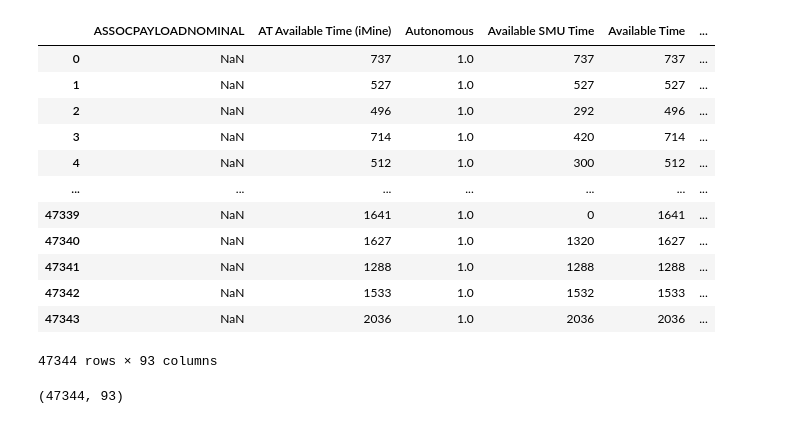
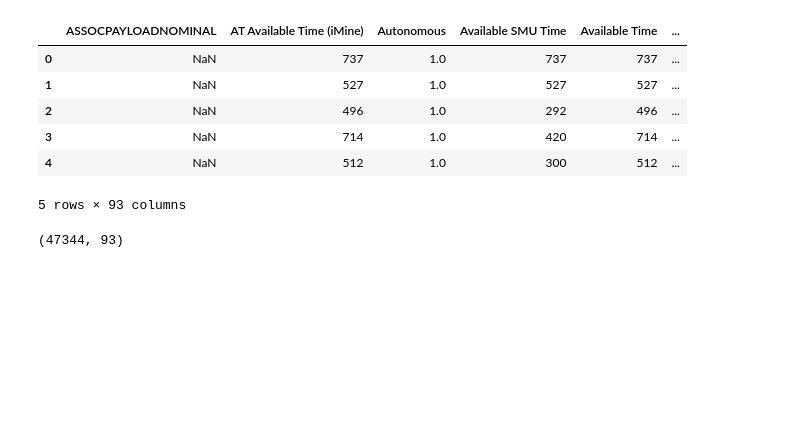
Before and after one commit to SwethaG-29/Capstone-Project, a Jupyter notebook: Supply_Chain_Project.ipynb, the cells around one changed output. Cells and saved outputs as stored; diff of their text form; code cells hidden in the pictures; blank space fills up the shorter version.

```diff
--- a/Supply_Chain_Project.ipynb
+++ b/Supply_Chain_Project.ipynb
@@ -17,22 +17,16 @@ warnings.filterwarnings('ignore')
 # %%
 ## Load the Cycle Dataset
 
 df_cycle = pd.read_csv("/Users/swethag/Desktop/Upgrad_Data_Science/GitHub/Capstone-Project/CycleData.csv", header = 0)
-df_cycle
+df_cycle.head()
 # %% [output]
 |  | ASSOCPAYLOADNOMINAL | AT Available Time (iMine) | Autonomous | Available SMU Time | Available Time | ... |
 | 0 | NaN | 737 | 1.0 | 737 | 737 | ... |
 | 1 | NaN | 527 | 1.0 | 527 | 527 | ... |
 | 2 | NaN | 496 | 1.0 | 292 | 496 | ... |
 | 3 | NaN | 714 | 1.0 | 420 | 714 | ... |
 | 4 | NaN | 512 | 1.0 | 300 | 512 | ... |
-| ... | ... | ... | ... | ... | ... | ... |
-| 47339 | NaN | 1641 | 1.0 | 0 | 1641 | ... |
-| 47340 | NaN | 1627 | 1.0 | 1320 | 1627 | ... |
-| 47341 | NaN | 1288 | 1.0 | 1288 | 1288 | ... |
-| 47342 | NaN | 1533 | 1.0 | 1532 | 1533 | ... |
-| 47343 | NaN | 2036 | 1.0 | 2036 | 2036 | ... |
-47344 rows × 93 columns
+5 rows × 93 columns
 # %%
 df_cycle.shape
 # %% [output]
```
Also changed, not shown: parts of 17 cells of this notebook.
